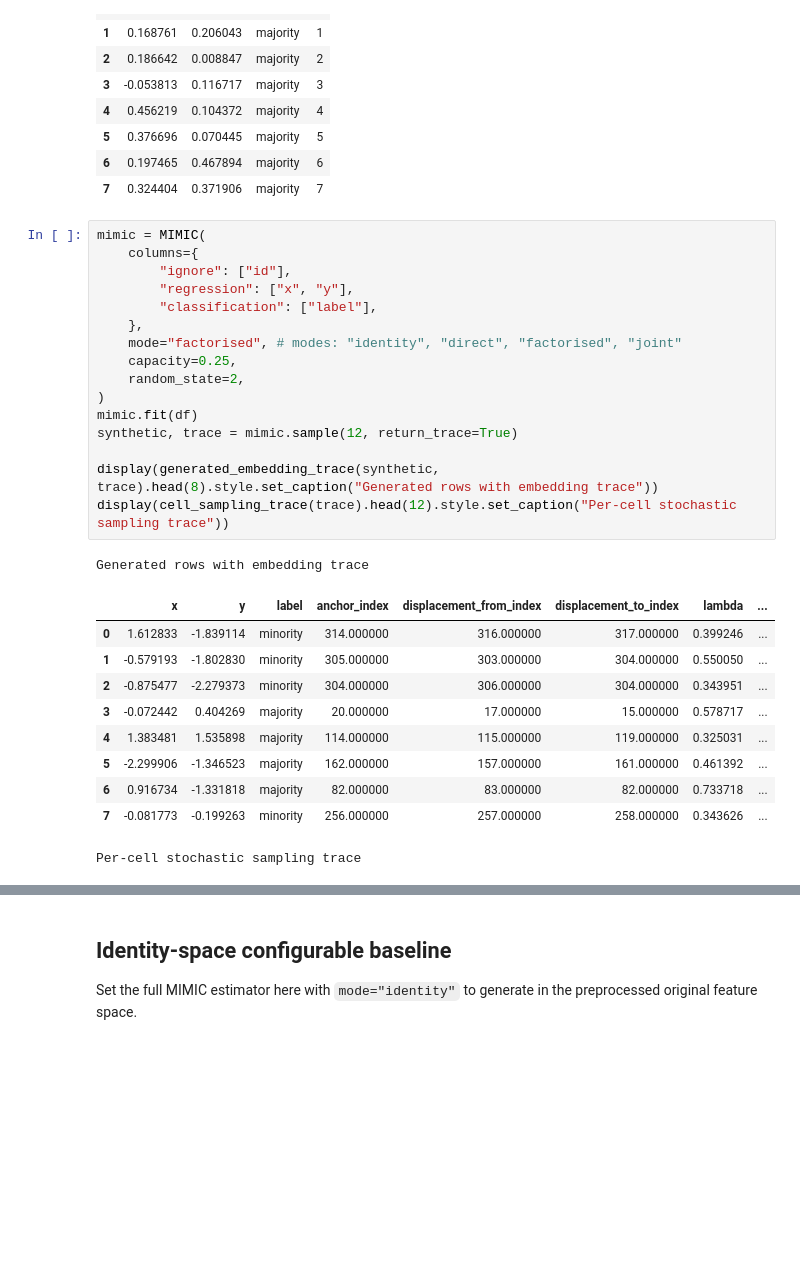
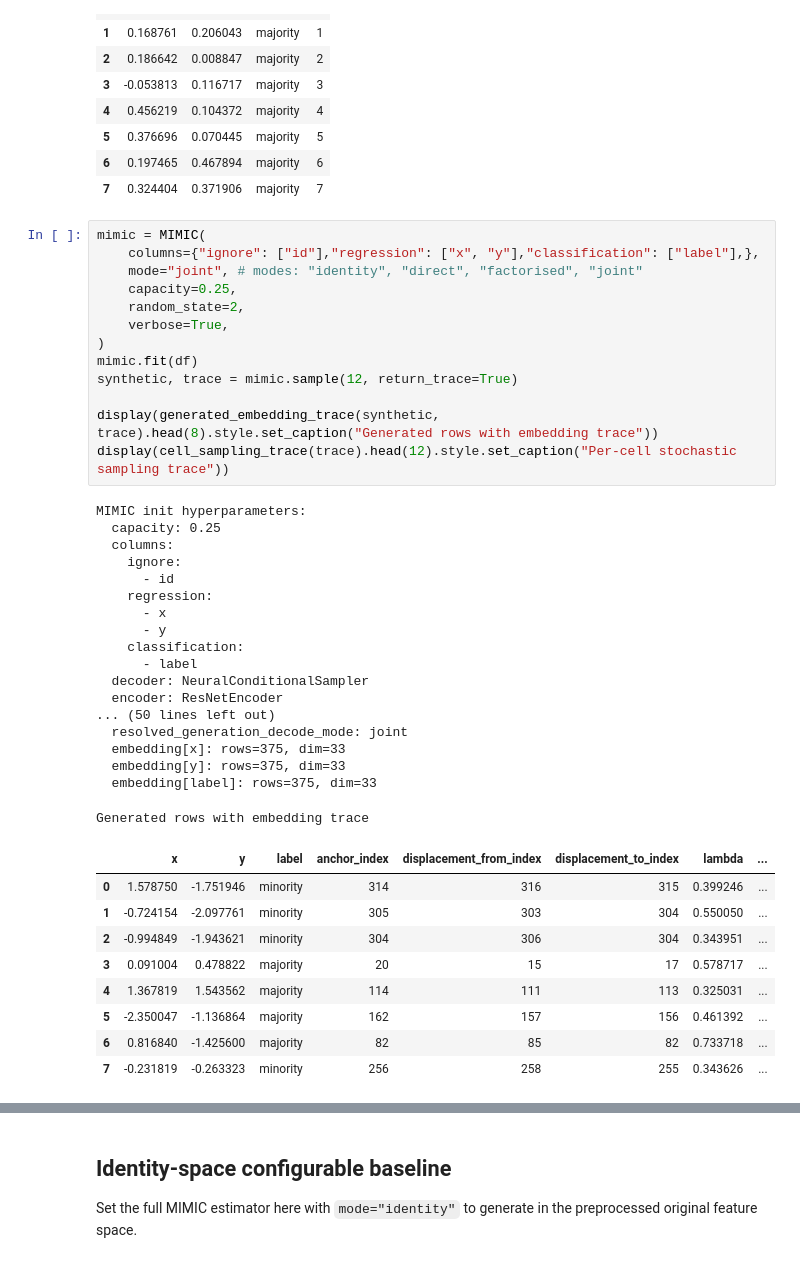
Before and after one commit to fabriziocosta/MIMIC, a Jupyter notebook: notebooks/03_generation_oversampling_traceability.ipynb, the cells around one changed output, grey strips where cells are left out. Saved outputs shown, nothing was run; the diff lists cells and outputs as text; blank space fills up the shorter version.

```diff
--- a/notebooks/03_generation_oversampling_traceability.ipynb
+++ b/notebooks/03_generation_oversampling_traceability.ipynb
@@ -56,29 +56,42 @@ Original two-spiral training rows
 | 7 | 0.324404 | 0.371906 | majority | 7 |
 # %%
 mimic = MIMIC(
-    columns={
-        "ignore": ["id"],
-        "regression": ["x", "y"],
-        "classification": ["label"],
-    },
-    mode="factorised", # modes: "identity", "direct", "factorised", "joint"
+    columns={"ignore": ["id"],"regression": ["x", "y"],"classification": ["label"],},
+    mode="joint", # modes: "identity", "direct", "factorised", "joint"
     capacity=0.25,
     random_state=2,
+    verbose=True,
 )
 mimic.fit(df)
 synthetic, trace = mimic.sample(12, return_trace=True)
 
 display(generated_embedding_trace(synthetic, trace).head(8).style.set_caption("Generated rows with embedding trace"))
 display(cell_sampling_trace(trace).head(12).style.set_caption("Per-cell stochastic sampling trace"))
 # %% [output]
-Generated rows with embedding trace
+MIMIC init hyperparameters:
+  capacity: 0.25
+  columns:
+    ignore:
+      - id
+    regression:
+      - x
+      - y
+    classification:
+      - label
+  decoder: NeuralConditionalSampler
+  encoder: ResNetEncoder
+... (50 lines left out)
+  resolved_generation_decode_mode: joint
+  embedding[x]: rows=375, dim=33
+  embedding[y]: rows=375, dim=33
+  embedding[label]: rows=375, dim=33
+Generated rows with embedding trace
 |  | x | y | label | anchor_index | displacement_from_index | displacement_to_index | lambda | ... |
-| 0 | 1.612833 | -1.839114 | minority | 314.000000 | 316.000000 | 317.000000 | 0.399246 | ... |
-| 1 | -0.579193 | -1.802830 | minority | 305.000000 | 303.000000 | 304.000000 | 0.550050 | ... |
-| 2 | -0.875477 | -2.279373 | minority | 304.000000 | 306.000000 | 304.000000 | 0.343951 | ... |
-| 3 | -0.072442 | 0.404269 | majority | 20.000000 | 17.000000 | 15.000000 | 0.578717 | ... |
-| 4 | 1.383481 | 1.535898 | majority | 114.000000 | 115.000000 | 119.000000 | 0.325031 | ... |
-| 5 | -2.299906 | -1.346523 | majority | 162.000000 | 157.000000 | 161.000000 | 0.461392 | ... |
-| 6 | 0.916734 | -1.331818 | majority | 82.000000 | 83.000000 | 82.000000 | 0.733718 | ... |
-| 7 | -0.081773 | -0.199263 | minority | 256.000000 | 257.000000 | 258.000000 | 0.343626 | ... |
+| 0 | 1.578750 | -1.751946 | minority | 314 | 316 | 315 | 0.399246 | ... |
+| 1 | -0.724154 | -2.097761 | minority | 305 | 303 | 304 | 0.550050 | ... |
+| 2 | -0.994849 | -1.943621 | minority | 304 | 306 | 304 | 0.343951 | ... |
+| 3 | 0.091004 | 0.478822 | majority | 20 | 15 | 17 | 0.578717 | ... |
+| 4 | 1.367819 | 1.543562 | majority | 114 | 111 | 113 | 0.325031 | ... |
+| 5 | -2.350047 | -1.136864 | majority | 162 | 157 | 156 | 0.461392 | ... |
+| 6 | 0.816840 | -1.425600 | majority | 82 | 85 | 82 | 0.733718 | ... |
+| 7 | -0.231819 | -0.263323 | minority | 256 | 258 | 255 | 0.343626 | ... |
-Per-cell stochastic sampling trace
```
Also changed, not shown: parts of 4 cells of this notebook, 4 other files.
